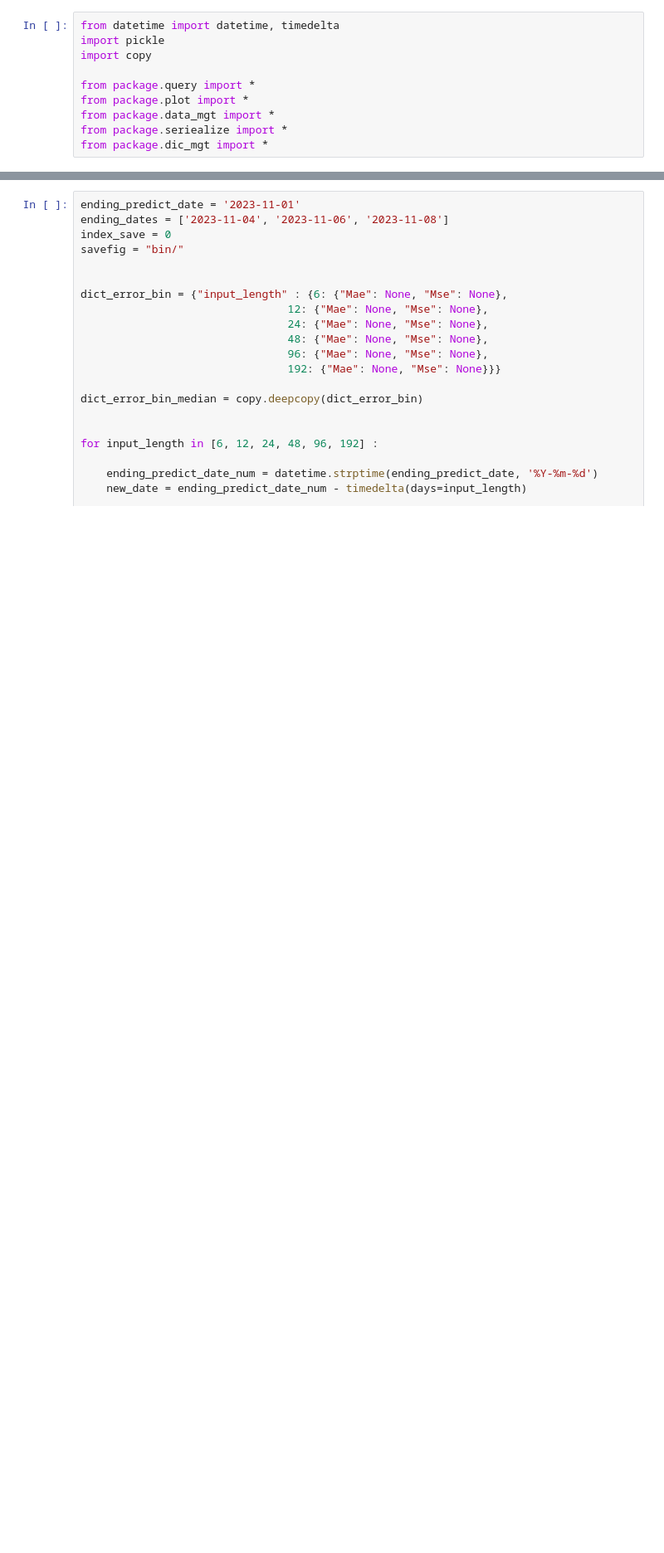
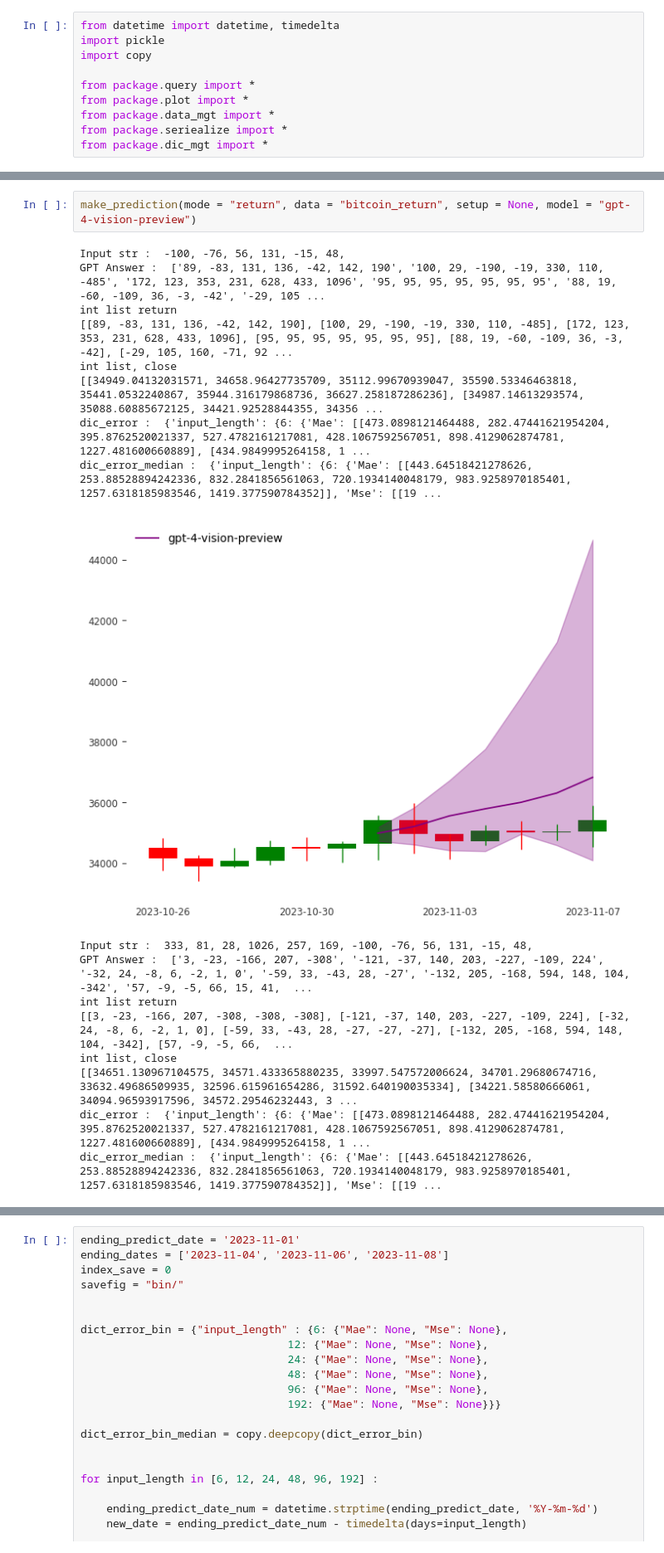
Before and after one commit to ZewiL08/LLM-sandbox, a Jupyter notebook: test.ipynb, the cells around one changed output, grey strips where cells are left out. Shown at 83% size. Saved outputs shown, nothing was run; the diff lists cells and outputs as text; blank space fills up the shorter version.

```diff
--- a/test.ipynb
+++ b/test.ipynb
@@ -294,0 +63,20 @@ Global MAE/MSE
+# %%
+make_prediction(mode = "return", data = "bitcoin_return", setup = None, model = "gpt-4-vision-preview")
+# %% [output]
+Input str :  -100, -76, 56, 131, -15, 48,
+GPT Answer :  ['89, -83, 131, 136, -42, 142, 190', '100, 29, -190, -19, 330, 110, -485', '172, 123, 353, 231, 628, 433, 1096', '95, 95, 95, 95, 95, 95, 95', '88, 19, -60, -109, 36, -3, -42', '-29, 105 ...
+int list return
+[[89, -83, 131, 136, -42, 142, 190], [100, 29, -190, -19, 330, 110, -485], [172, 123, 353, 231, 628, 433, 1096], [95, 95, 95, 95, 95, 95, 95], [88, 19, -60, -109, 36, -3, -42], [-29, 105, 160, -71, 92 ...
+int list, close
+[[34949.04132031571, 34658.96427735709, 35112.99670939047, 35590.53346463818, 35441.0532240867, 35944.316179868736, 36627.258187286236], [34987.14613293574, 35088.60885672125, 34421.92528844355, 34356 ...
+dic_error :  {'input_length': {6: {'Mae': [[473.0898121464488, 282.47441621954204, 395.8762520021337, 527.4782161217081, 428.1067592567051, 898.4129062874781, 1227.481600660889], [434.9849995264158, 1 ...
+dic_error_median :  {'input_length': {6: {'Mae': [[443.64518421278626, 253.88528894242336, 832.2841856561063, 720.1934140048179, 983.9258970185401, 1257.6318185983546, 1419.377590784352]], 'Mse': [[19 ...
+[figure, added]
+Input str :  333, 81, 28, 1026, 257, 169, -100, -76, 56, 131, -15, 48,
+GPT Answer :  ['3, -23, -166, 207, -308', '-121, -37, 140, 203, -227, -109, 224', '-32, 24, -8, 6, -2, 1, 0', '-59, 33, -43, 28, -27', '-132, 205, -168, 594, 148, 104, -342', '57, -9, -5, 66, 15, 41,  ...
+int list return
+[[3, -23, -166, 207, -308, -308, -308], [-121, -37, 140, 203, -227, -109, 224], [-32, 24, -8, 6, -2, 1, 0], [-59, 33, -43, 28, -27, -27, -27], [-132, 205, -168, 594, 148, 104, -342], [57, -9, -5, 66,  ...
+int list, close
+[[34651.130967104575, 34571.433365880235, 33997.547572006624, 34701.29680674716, 33632.49686509935, 32596.615961654286, 31592.640190035334], [34221.58580666061, 34094.96593917596, 34572.29546232443, 3 ...
+dic_error :  {'input_length': {6: {'Mae': [[473.0898121464488, 282.47441621954204, 395.8762520021337, 527.4782161217081, 428.1067592567051, 898.4129062874781, 1227.481600660889], [434.9849995264158, 1 ...
+dic_error_median :  {'input_length': {6: {'Mae': [[443.64518421278626, 253.88528894242336, 832.2841856561063, 720.1934140048179, 983.9258970185401, 1257.6318185983546, 1419.377590784352]], 'Mse': [[19 ...
```
Also changed, not shown: parts of 13 cells of this notebook, 20 other files.
